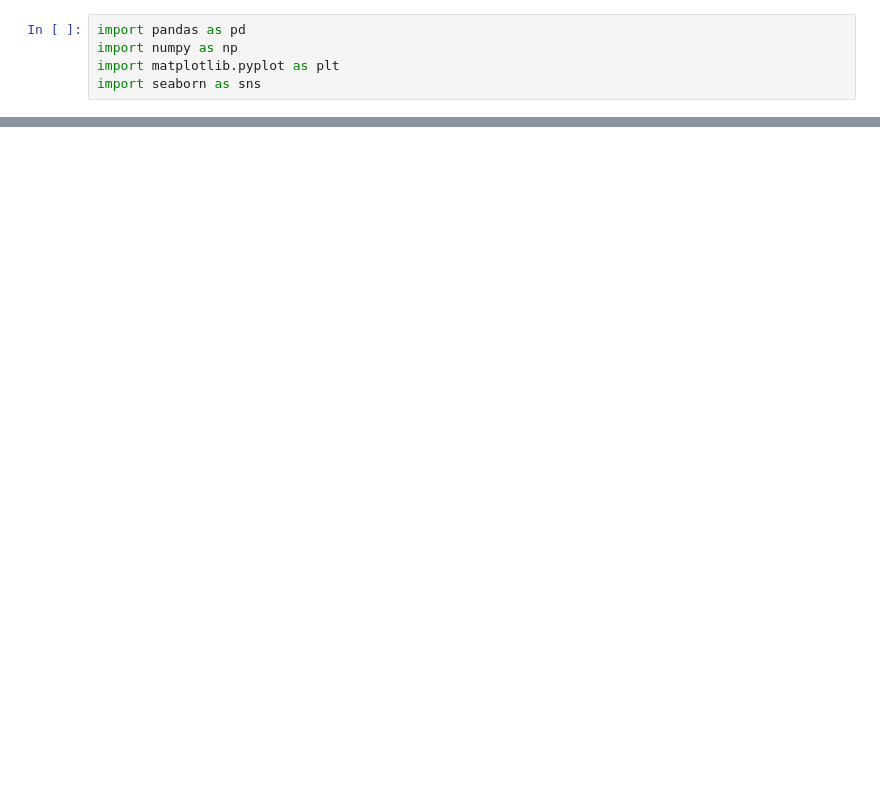
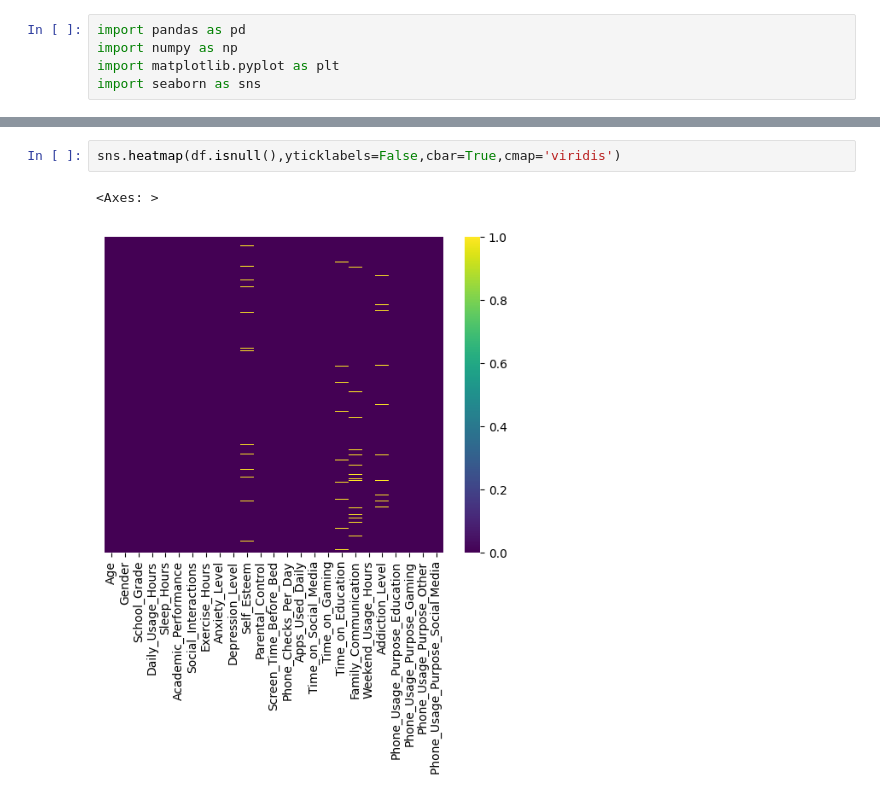
Before and after one commit to amitabhdeogh-09/ML-Project1, a Jupyter notebook: MAIN ML PROJECT.ipynb, the cells around one changed output, grey strips where cells are left out. Drawn from its saved outputs; the diff is of its cells as text; blank space fills up the shorter version.

```diff
--- a/MAIN ML PROJECT.ipynb
+++ b/MAIN ML PROJECT.ipynb
@@ -105,3 +113,8 @@ Data columns (total 28 columns):
+# %%
+sns.heatmap(df.isnull(),yticklabels=False,cbar=True,cmap='viridis')
+# %% [output]
+<Axes: >
+[figure, added]
 # %%
 # ---------- Handle missing values ----------
 
```
Also changed, not shown: parts of 27 cells of this notebook, 1 other file.
